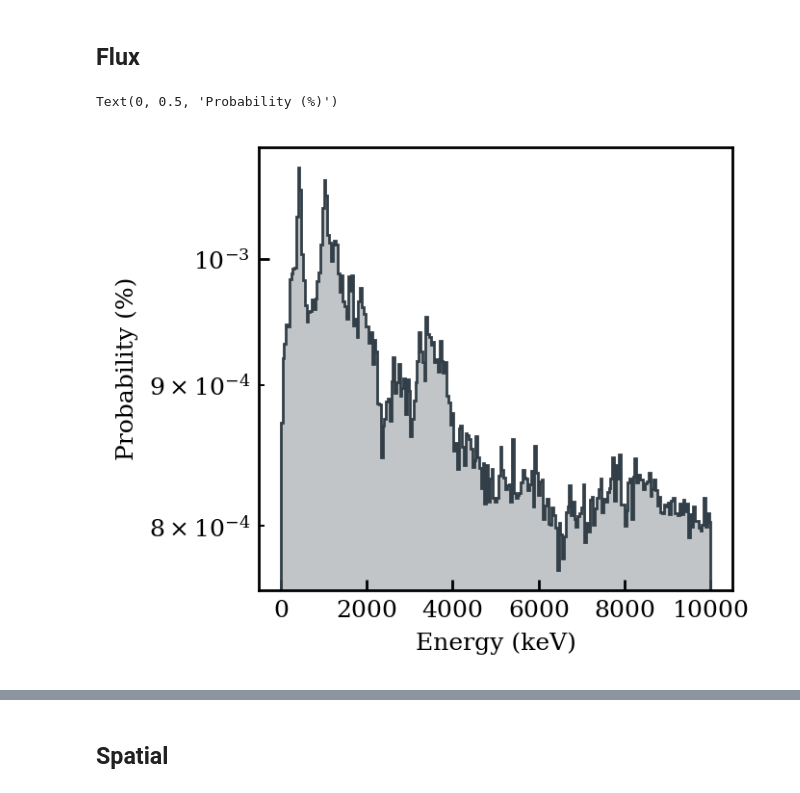
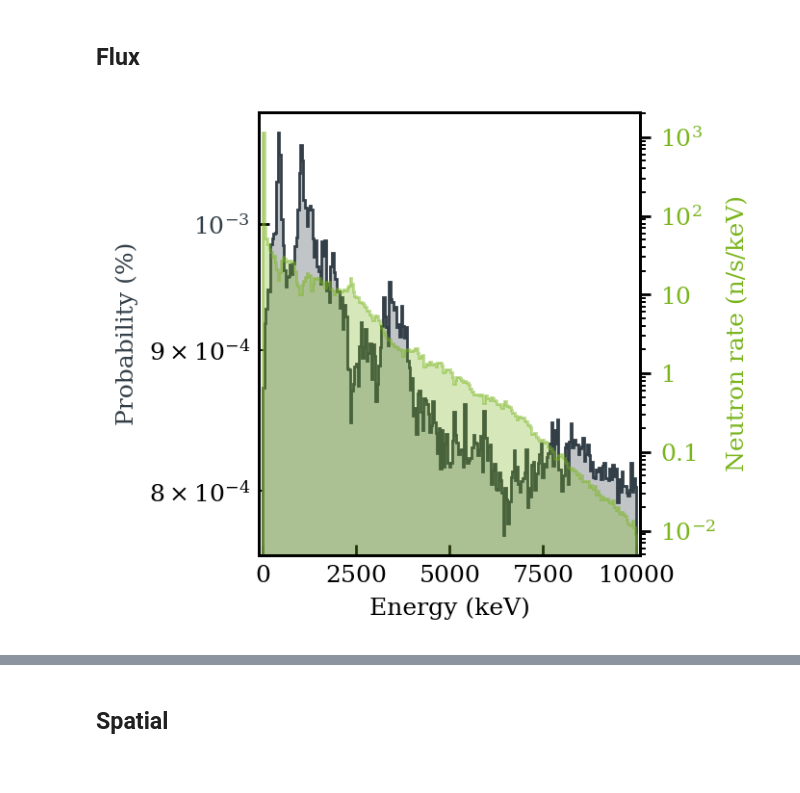
Before and after one commit to B-Koberg/XeSim, a Jupyter notebook: notebooks/Analysis_Plots.ipynb, the cells around one changed output, grey strips where cells are left out. Drawn from its saved outputs; the diff is of its cells as text; code cells hidden in the pictures.

```diff
--- a/notebooks/Analysis_Plots.ipynb
+++ b/notebooks/Analysis_Plots.ipynb
@@ -603,16 +603,39 @@ hist_vals = np.load(path, allow_pickle=True)['hist']
 
 hist_vals_norm = hist_vals / laenge
 # %%
-plt.hist(bins[:-1], bins=bins, weights=hist_vals_norm * 100, histtype='step', color=xps.colors['graphit'])
-plt.hist(bins[:-1], bins=bins, weights=hist_vals_norm * 100, histtype='stepfilled', color=xps.colors['graphit'], alpha=0.3)
+# ...existing code...
+
+# Erstelle die erste y-Achse (links) für Probability
+fig, ax1 = plt.subplots()
+
+# Erstelle die zweite y-Achse (rechts) für Rates
+ax2 = ax1.twinx()
+
+ax2.hist(bins[:-1], bins=bins, weights=rates, histtype='step',
+         color=xps.colors['apfelgruen'], alpha=0.5, label='Rate')
+ax2.hist(bins[:-1], bins=bins, weights=rates, histtype='stepfilled',
+         color=xps.colors['apfelgruen'], alpha=0.3)
+
+ax2.set_ylabel('Neutron rate (n/s/keV)', color=xps.colors['apfelgruen'])
+ax2.tick_params(axis='y', labelcolor=xps.colors['apfelgruen'])
+ax2.set_yscale('log')
+
+ax1.hist(bins[:-1], bins=bins, weights=hist_vals_norm * 100, histtype='step', color=xps.colors['graphit'])
+ax1.hist(bins[:-1], bins=bins, weights=hist_vals_norm * 100, histtype='stepfilled', color=xps.colors['graphit'], alpha=0.3)
+
+ax1.set_yscale('log')
+ax1.set_xlabel('Energy (keV)')
+ax1.set_ylabel('Probability (%)', color=xps.colors['graphit'])
+ax1.tick_params(axis='y', labelcolor=xps.colors['graphit'])
 
 
-plt.yscale('log')
-plt.xlabel('Energy (keV)')
-plt.ylabel('Probability (%)')
+b=100
+plt.xlim(-b, 10000+b)
+plt.tick_params(axis='y', direction='out', which='both')
+plt.savefig(f"/home/b/bkoberg/AGW_LowRad/home/bkoberg/XeSim/notebooks/Pictures/4_7e82d44/NoAbsorber/10cm/probAndRate.pdf")
+plt.show()
 # %% [output]
-Text(0, 0.5, 'Probability (%)')
-[figure, old version]
+[figure, new version]
 # %%
 hist_vals_rate = hist_vals_norm * rates
 
```
Also changed, not shown: parts of 6 cells of this notebook, 23 other files.
